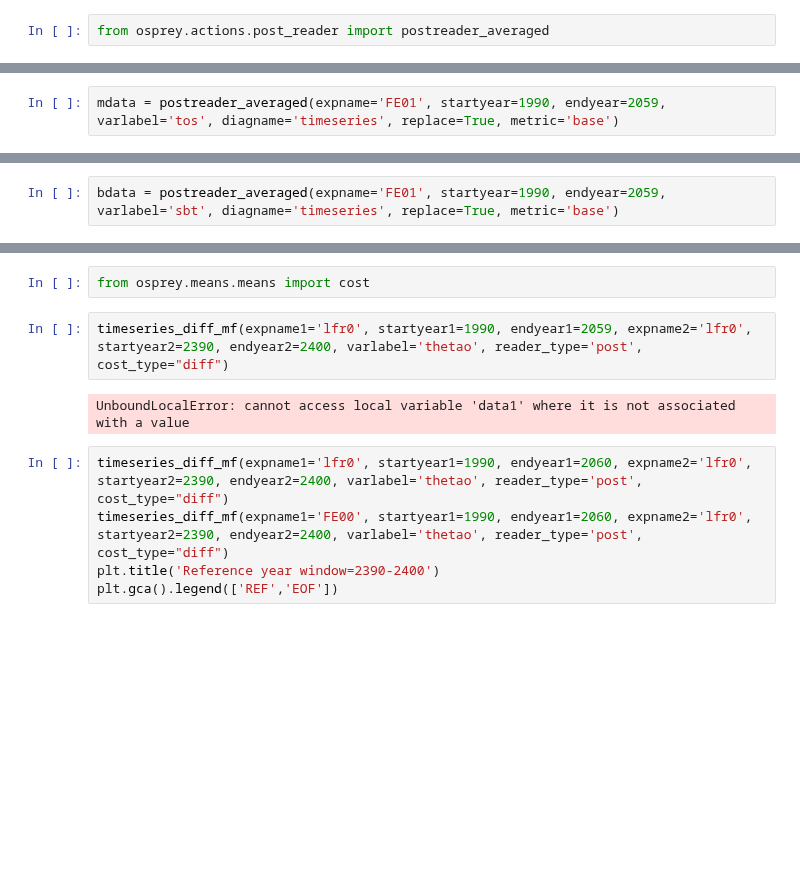
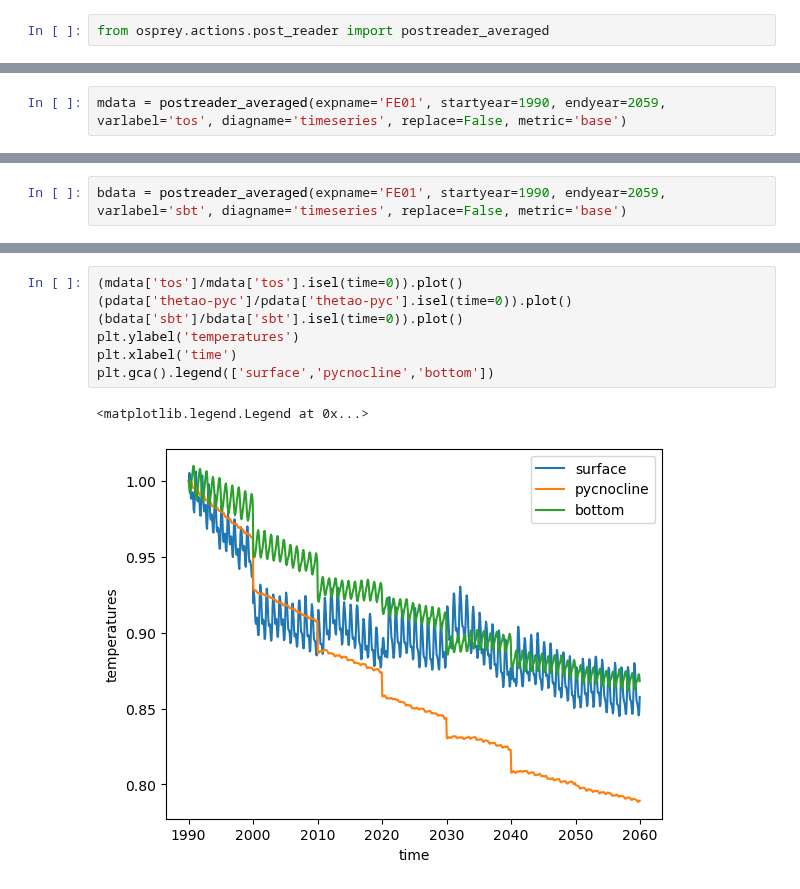
Before and after one commit to asozza/stece, a Jupyter notebook: osprey/notebooks/test_postreader.ipynb, the cells around one changed output, grey strips where cells are left out. Saved outputs shown, nothing was run; the diff lists cells and outputs as text; blank space fills up the shorter version.

```diff
--- a/osprey/notebooks/test_postreader.ipynb
+++ b/osprey/notebooks/test_postreader.ipynb
@@ -46,3 +32,3 @@ pdata = postreader_averaged(expname='FE01', startyear=1990, endyear=2059, varlab
 # %%
-mdata = postreader_averaged(expname='FE01', startyear=1990, endyear=2059, varlabel='tos', diagname='timeseries', replace=True, metric='base')
+mdata = postreader_averaged(expname='FE01', startyear=1990, endyear=2059, varlabel='tos', diagname='timeseries', replace=False, metric='base')
 # %% [output]
@@ -53,3 +37,3 @@ mdata = postreader_averaged(expname='FE01', startyear=1990, endyear=2059, varlab
 # %%
-bdata = postreader_averaged(expname='FE01', startyear=1990, endyear=2059, varlabel='sbt', diagname='timeseries', replace=True, metric='base')
+bdata = postreader_averaged(expname='FE01', startyear=1990, endyear=2059, varlabel='sbt', diagname='timeseries', replace=False, metric='base')
 # %% [output]
@@ -101,11 +42,10 @@ meanfld = postreader_averaged(expname='lfr0', startyear=2390, endyear=2400, varl
-# %%
-from osprey.means.means import cost
-# %%
-timeseries_diff_mf(expname1='lfr0', startyear1=1990, endyear1=2059, expname2='lfr0', startyear2=2390, endyear2=2400, varlabel='thetao', reader_type='post', cost_type="diff")
-# %% [output]
-UnboundLocalError: cannot access local variable 'data1' where it is not associated with a value
-# %%
-timeseries_diff_mf(expname1='lfr0', startyear1=1990, endyear1=2060, expname2='lfr0', startyear2=2390, endyear2=2400, varlabel='thetao', reader_type='post', cost_type="diff")
-timeseries_diff_mf(expname1='FE00', startyear1=1990, endyear1=2060, expname2='lfr0', startyear2=2390, endyear2=2400, varlabel='thetao', reader_type='post', cost_type="diff")
-plt.title('Reference year window=2390-2400')
-plt.gca().legend(['REF','EOF'])
+# %%
+(mdata['tos']/mdata['tos'].isel(time=0)).plot()
+(pdata['thetao-pyc']/pdata['thetao-pyc'].isel(time=0)).plot()
+(bdata['sbt']/bdata['sbt'].isel(time=0)).plot()
+plt.ylabel('temperatures')
+plt.xlabel('time')
+plt.gca().legend(['surface','pycnocline','bottom'])
+# %% [output]
+<matplotlib.legend.Legend at 0x...>
+[figure, added]
```
Also changed, not shown: parts of 11 cells of this notebook, 4 other files.
